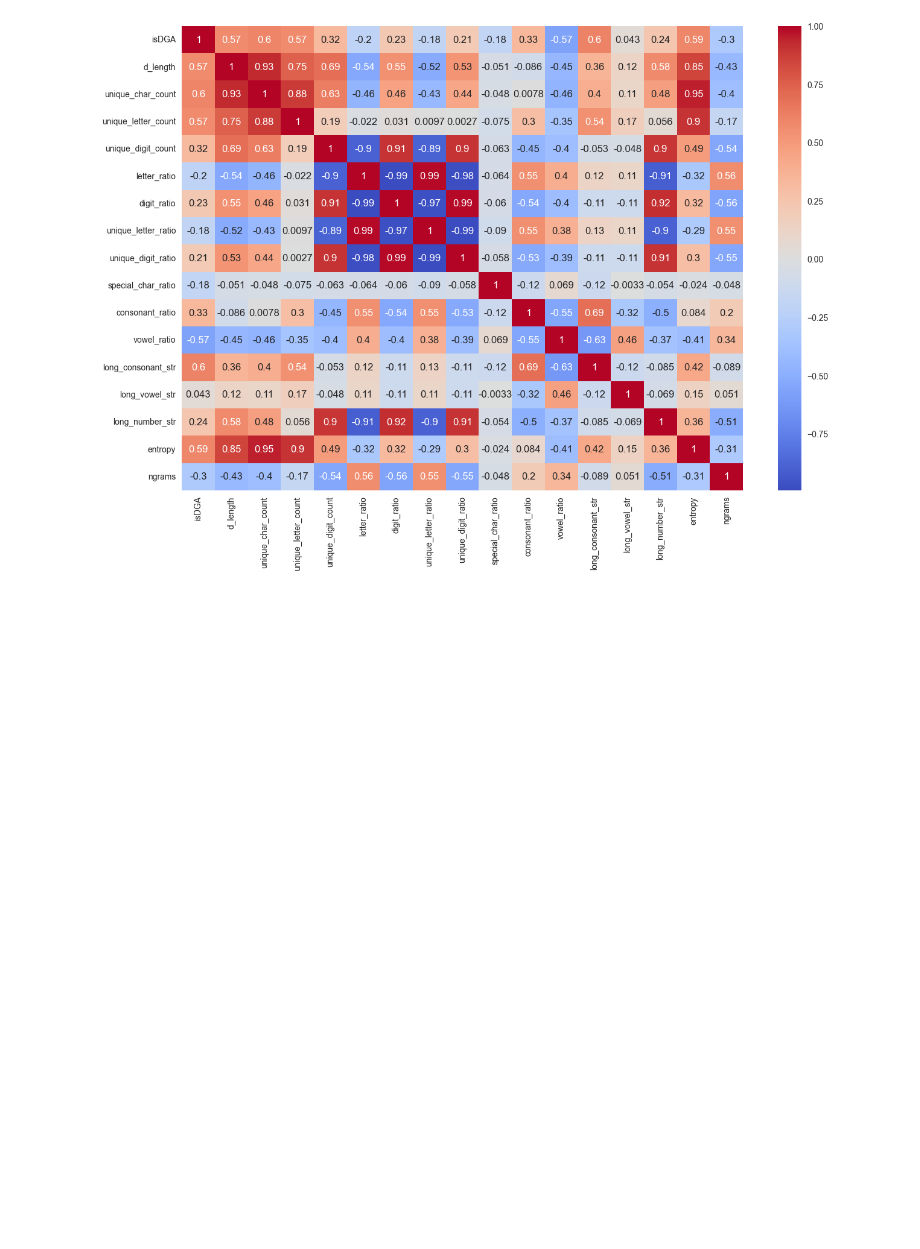
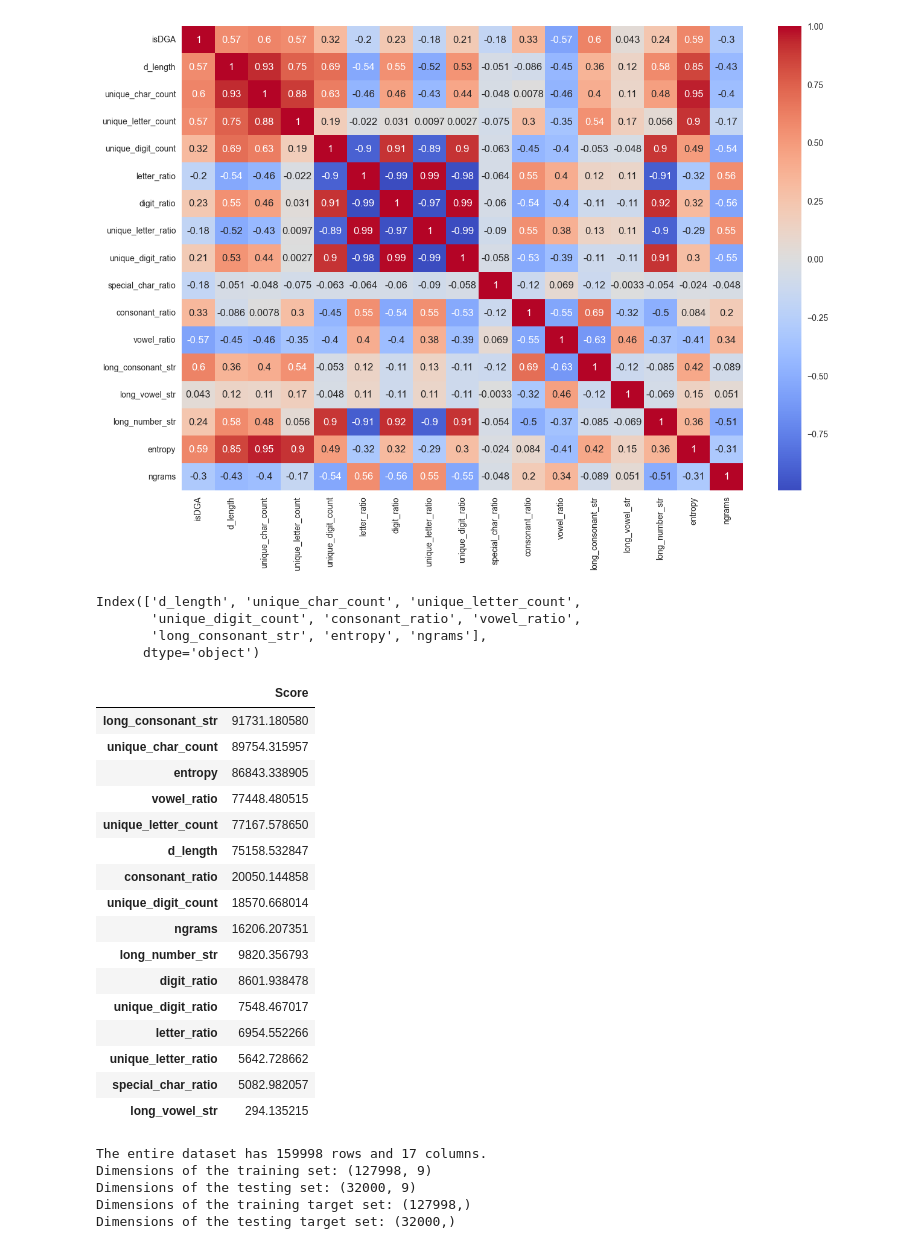
Before and after one commit to dorianDraper/DGA-Detection-project2, a Jupyter notebook: src/experiment1.ipynb, the cells around one changed output. Cells and saved outputs as stored; diff of their text form; code cells hidden in the pictures; blank space fills up the shorter version.

```diff
--- a/src/experiment1.ipynb
+++ b/src/experiment1.ipynb
@@ -484,3 +486,40 @@ sns.heatmap(corr, annot=True, cmap='coolwarm')
 plt.show()
 # %% [output]
 [figure]
+# %%
+# feature selection using SelectKBest
+X = df_final.drop('isDGA', axis=1)
+y = df_final['isDGA']
+
+selector = SelectKBest(score_func=f_classif, k=9)
+X_new = selector.fit_transform(X, y)
+X_new.shape
+X.columns[selector.get_support()]
+# %% [output]
+Index(['d_length', 'unique_char_count', 'unique_letter_count',
+       'unique_digit_count', 'consonant_ratio', 'vowel_ratio',
+       'long_consonant_str', 'entropy', 'ngrams'],
+      dtype='object')
+# %%
+# using selection_model.scores shows the score how relevant the features are
+scores = selector.scores_
+scores = pd.DataFrame(scores, index=X.columns, columns=['Score'])
+scores.sort_values(by='Score', ascending=False)
+# %% [output]
+|  | Score |
+| long_consonant_str | 91731.180580 |
+| unique_char_count | 89754.315957 |
+| entropy | 86843.338905 |
+| vowel_ratio | 77448.480515 |
+| unique_letter_count | 77167.578650 |
+| d_length | 75158.532847 |
+| consonant_ratio | 20050.144858 |
+| unique_digit_count | 18570.668014 |
+| ngrams | 16206.207351 |
+| long_number_str | 9820.356793 |
+| digit_ratio | 8601.938478 |
+| unique_digit_ratio | 7548.467017 |
+| letter_ratio | 6954.552266 |
+| unique_letter_ratio | 5642.728662 |
+| special_char_ratio | 5082.982057 |
+| long_vowel_str | 294.135215 |
@@ -486,0 +529,13 @@ plt.show()
+# %%
+# Before creating the model, let's print the dimensions of the training and testing sets
+print(f"The entire dataset has {df_final.shape[0]} rows and {df_final.shape[1]} columns.")
+print(f"Dimensions of the training set: {X_train.shape}")
+print(f"Dimensions of the testing set: {X_test.shape}")
+print(f"Dimensions of the training target set: {y_train.shape}")
+print(f"Dimensions of the testing target set: {y_test.shape}")
+# %% [output]
+The entire dataset has 159998 rows and 17 columns.
+Dimensions of the training set: (127998, 9)
+Dimensions of the testing set: (32000, 9)
+Dimensions of the training target set: (127998,)
+Dimensions of the testing target set: (32000,)
```
Also changed, not shown: parts of 6 cells of this notebook, 2 other files.
